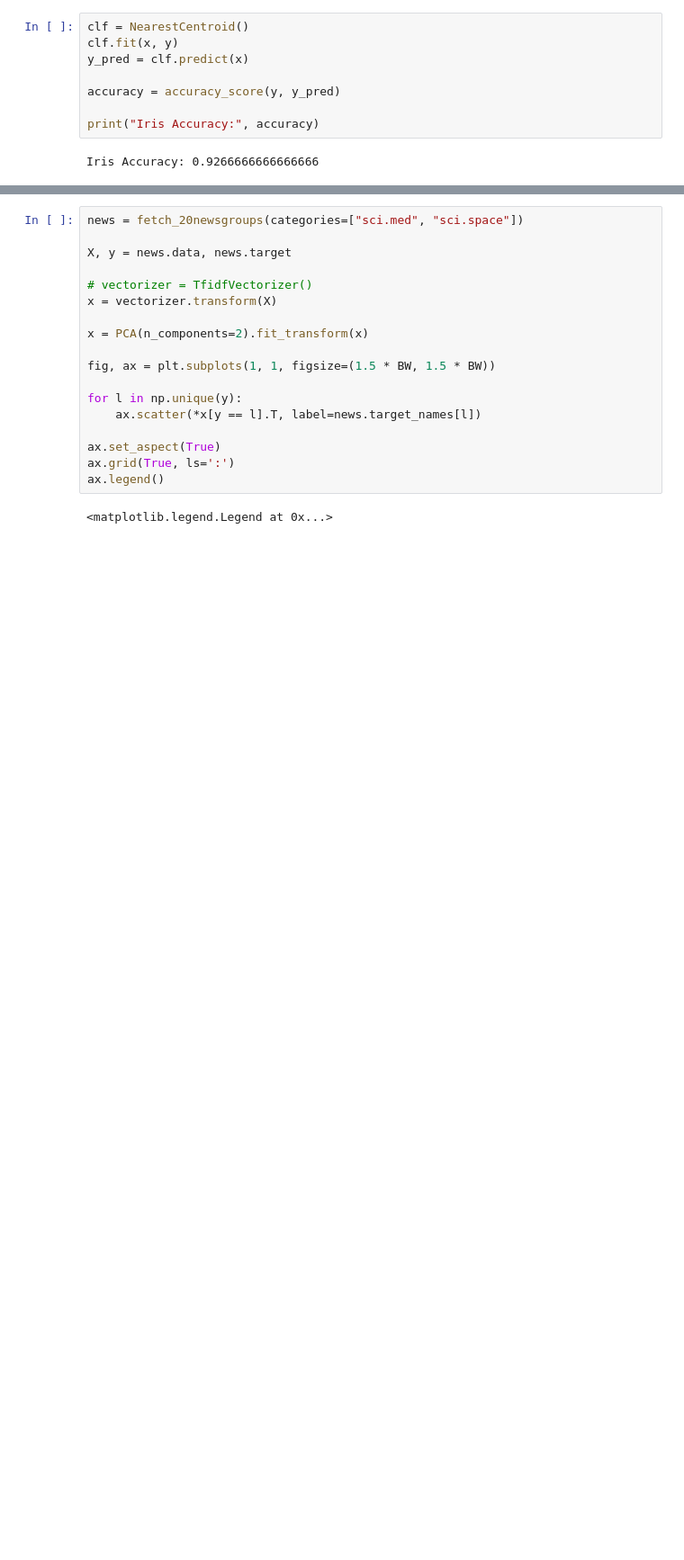
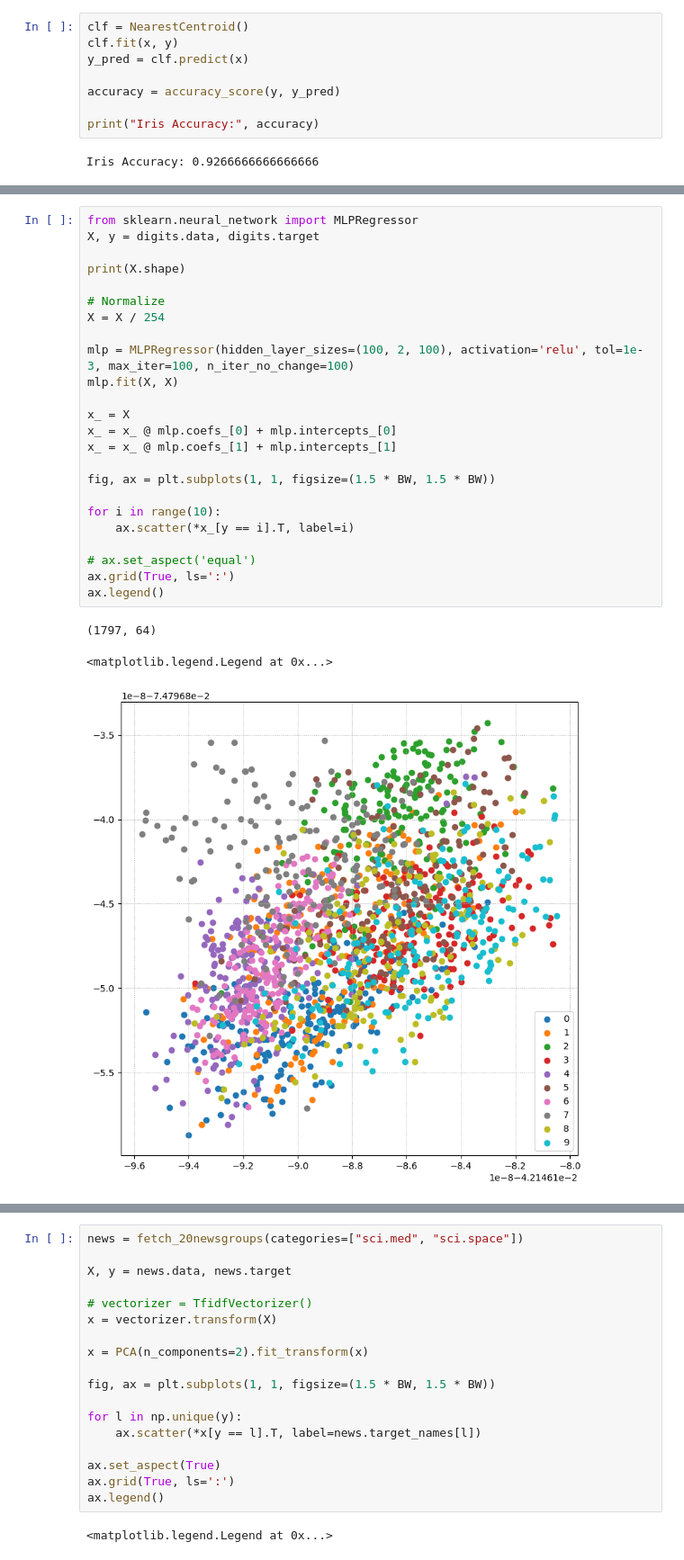
Before and after one commit to w4k2/umlc, a Jupyter notebook: live_coding/00_klasyfikacja/notebook.ipynb, the cells around one changed output, grey strips where cells are left out. Shown at 90% size. Cells and saved outputs as stored; diff of their text form; blank space fills up the shorter version.

```diff
--- a/live_coding/00_klasyfikacja/notebook.ipynb
+++ b/live_coding/00_klasyfikacja/notebook.ipynb
@@ -197,3 +298,31 @@ ax.legend()
+# %%
+from sklearn.neural_network import MLPRegressor
+X, y = digits.data, digits.target
+
+print(X.shape)
+
+# Normalize
+X = X / 254
+
+mlp = MLPRegressor(hidden_layer_sizes=(100, 2, 100), activation='relu', tol=1e-3, max_iter=100, n_iter_no_change=100)
+mlp.fit(X, X)
+
+x_ = X
+x_ = x_ @ mlp.coefs_[0] + mlp.intercepts_[0]
+x_ = x_ @ mlp.coefs_[1] + mlp.intercepts_[1]
+
+fig, ax = plt.subplots(1, 1, figsize=(1.5 * BW, 1.5 * BW))
+
+for i in range(10):
+    ax.scatter(*x_[y == i].T, label=i)
+
+# ax.set_aspect('equal')
+ax.grid(True, ls=':')
+ax.legend()
+# %% [output]
+(1797, 64)
+<matplotlib.legend.Legend at 0x...>
+[figure, added]
 # %%
 from sklearn.datasets import fetch_20newsgroups
 
```
Also changed, not shown: parts of 23 cells of this notebook, 11 other files.
